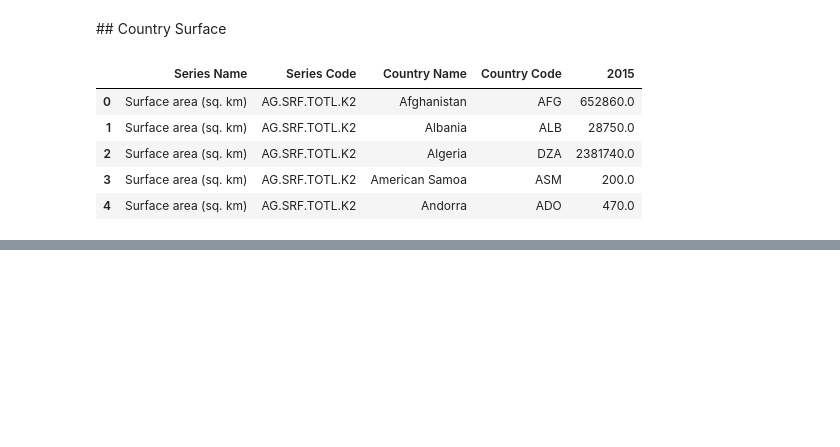
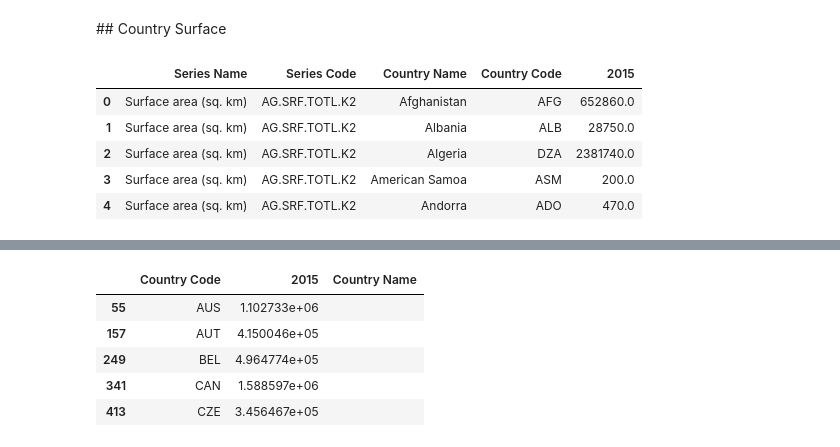
Before and after one commit to fablabbcn/fab-city-dashboard, a Jupyter notebook: notebooks/GDP-Population-Surface.ipynb, the cells around one changed output, grey strips where cells are left out. Drawn from its saved outputs; the diff is of its cells as text; code cells hidden in the pictures; blank space fills up the shorter version.

```diff
--- a/notebooks/GDP-Population-Surface.ipynb
+++ b/notebooks/GDP-Population-Surface.ipynb
@@ -602,0 +674,15 @@ country_surf.to_csv("index/final/country_surf.csv", encoding="utf-8")
+# %%
+country_gdp["Country Code"] = country_gdp["LOCATION"]
+country_gdp = country_gdp.drop('LOCATION', 1)
+country_gdp["2015"] = country_gdp["Value"]
+country_gdp = country_gdp.drop('Value', 1)
+# %%
+country_gdp["Country Name"] = ""
+country_gdp.head()
+# %% [output]
+|  | Country Code | 2015 | Country Name |
+| 55 | AUS | 1.102733e+06 |  |
+| 157 | AUT | 4.150046e+05 |  |
+| 249 | BEL | 4.964774e+05 |  |
+| 341 | CAN | 1.588597e+06 |  |
+| 413 | CZE | 3.456467e+05 |  |
```
Also changed, not shown: parts of 19 cells of this notebook, 13 other files.
